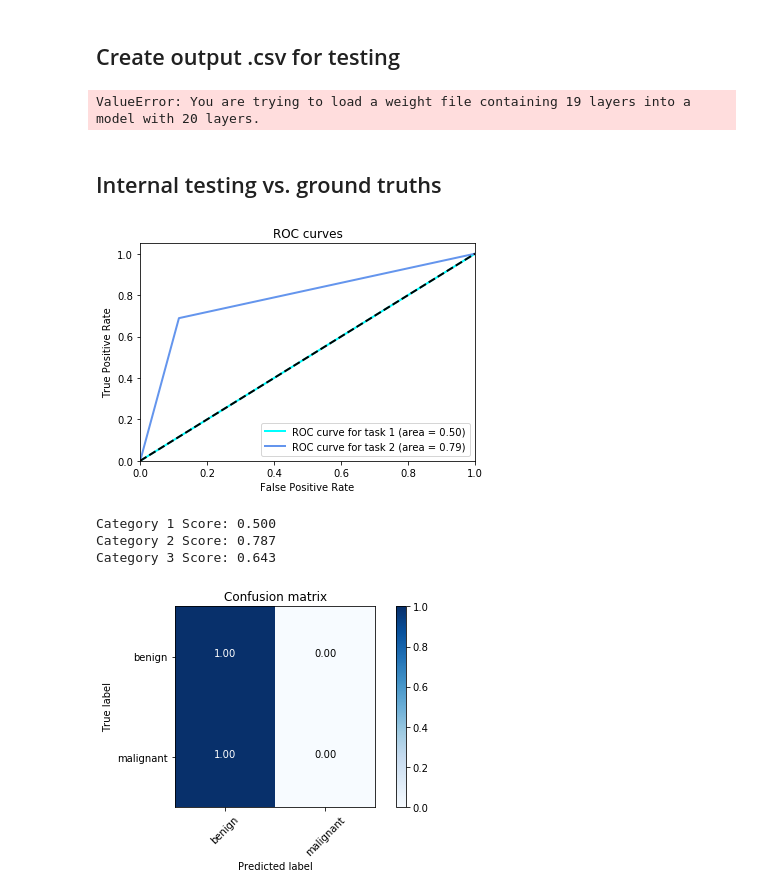
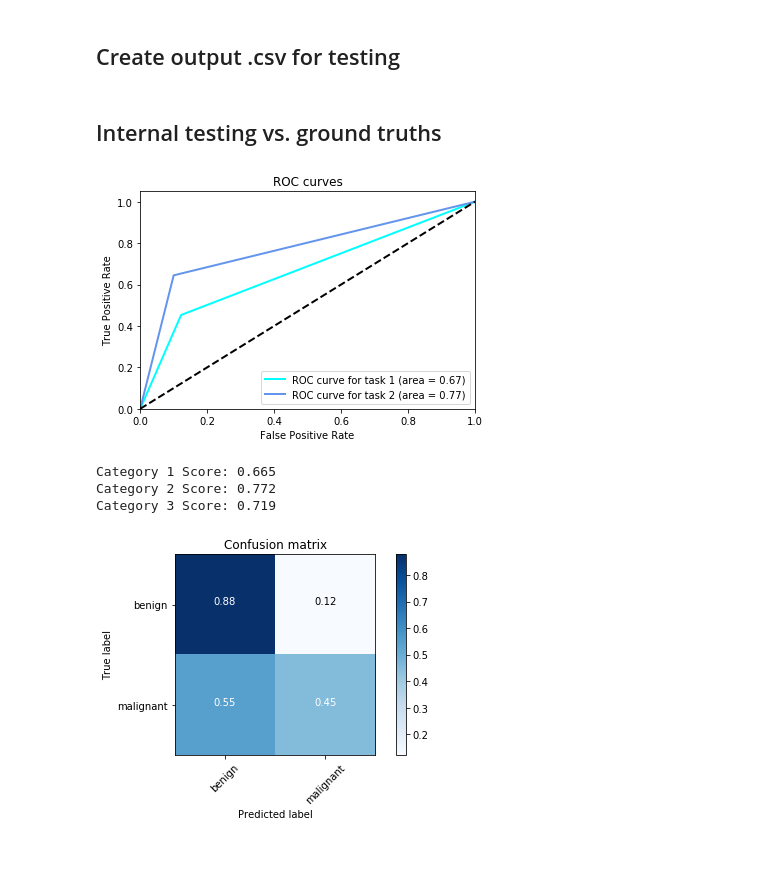
Before and after one commit to alastairong/udacity-dermatologist, a Jupyter notebook: New Basic Single Network Approach.ipynb, the cells around one changed output. Saved outputs shown, nothing was run; the diff lists cells and outputs as text; code cells hidden in the pictures; blank space fills up the shorter version.

Commit message:
Much better melanoma detection
Category 1 Score: 0.665
Category 2 Score: 0.772
Category 3 Score: 0.719

```diff
--- a/New Basic Single Network Approach.ipynb
+++ b/New Basic Single Network Approach.ipynb
@@ -81,28 +81,28 @@ model.add(MaxPooling2D(pool_size=2, name='block1_pool'))
 model.add(Conv2D(filters=128, kernel_size=3, padding='same', activation='relu', trainable=False, name='block2_conv1'))
 model.add(Conv2D(filters=128, kernel_size=3, padding='same', activation='relu', trainable=False, name='block2_conv2'))
 model.add(MaxPooling2D(pool_size=2, name='block2_pool'))
-model.add(Dropout(0.2))
 model.add(Conv2D(filters=256, kernel_size=3, padding='same', activation='relu', trainable=False, name='block3_conv1'))
 model.add(Conv2D(filters=256, kernel_size=3, padding='same', activation='relu', trainable=False, name='block3_conv2'))
 model.add(Conv2D(filters=256, kernel_size=3, padding='same', activation='relu', trainable=False, name='block3_conv3'))
 model.add(Conv2D(filters=256, kernel_size=3, padding='same', activation='relu', trainable=False, name='block3_conv4'))
 model.add(MaxPooling2D(pool_size=2, name='block3_pool'))
-model.add(Conv2D(filters=512, kernel_size=3, padding='same', activation='relu', trainable=True, name='block4_conv1'))
-model.add(Conv2D(filters=512, kernel_size=3, padding='same', activation='relu', trainable=True, name='block4_conv2'))
-model.add(Conv2D(filters=512, kernel_size=3, padding='same', activation='relu', trainable=True, name='block4_conv3'))
-model.add(Conv2D(filters=512, kernel_size=3, padding='same', activation='relu', trainable=True, name='block4_conv4'))
+model.add(Conv2D(filters=512, kernel_size=3, padding='same', activation='relu', trainable=False, name='block4_conv1'))
+model.add(Conv2D(filters=512, kernel_size=3, padding='same', activation='relu', trainable=False, name='block4_conv2'))
+model.add(Conv2D(filters=512, kernel_size=3, padding='same', activation='relu', trainable=False, name='block4_conv3'))
+model.add(Conv2D(filters=512, kernel_size=3, padding='same', activation='relu', trainable=False, name='block4_conv4'))
 model.add(MaxPooling2D(pool_size=2, name='block4_pool'))
 
 #First 1 trainable convnet block
 model.add(Conv2D(filters=512, kernel_size=3, padding='same', activation='relu', trainable=True, name='block5_conv1'))
 model.add(Conv2D(filters=512, kernel_size=3, padding='same', activation='relu', trainable=True, name='block5_conv2'))
 model.add(MaxPooling2D(pool_size=2, name='block5_pool'))
+model.add(Dropout(0.5))
 
 #Trainable dense layers
 model.add(GlobalAveragePooling2D())
 model.add(Dense(512, activation='relu'))
 model.add(Dropout(0.5))
-model.add(Dense(256, activation='relu'))
+model.add(Dense(512, activation='relu'))
 model.add(Dropout(0.5))
 model.add(Dense(3, activation='softmax'))
 
@@ -130,7 +130,7 @@ Import and assign VGG19 weights
 # %%
 from keras import optimizers
 #opt = optimizers.rmsprop(lr=0.00001, decay=1e-6)
-opt = optimizers.Adam(lr=0.00005, beta_1=0.9, beta_2=0.999, epsilon=1e-08, decay=0.0)
+opt = optimizers.Adam(lr=0.00001, beta_1=0.9, beta_2=0.999, epsilon=1e-08, decay=0.0)
 
 model.compile(optimizer=opt, loss='categorical_crossentropy', metrics=['accuracy'])
 # %%
@@ -187,9 +187,9 @@ datagen_valid.fit(valid_tensors)
 # %%
 from keras.callbacks import ModelCheckpoint
 
-epochs = 40
+epochs = 200
 
-checkpointer = ModelCheckpoint(filepath='saved_models/weights5.hdf5',
+checkpointer = ModelCheckpoint(filepath='saved_models/weights8.hdf5',
                                verbose=1, save_best_only=True)
 
 model.fit_generator(datagen_train.flow(train_tensors, train_labels, batch_size=20),
@@ -221,9 +220,7 @@ Epoch 40/40
 # %%
 # Load the model weights with the best validation loss.
 
-model.load_weights('saved_models/weights5.hdf5')
+model.load_weights('saved_models/weights8.hdf5')
-# %% [output]
-ValueError: You are trying to load a weight file containing 19 layers into a model with 20 layers.
 # %%
 import pandas as pd
 
@@ -327,24 +324,24 @@ def plot_confusion_matrix(y_true, y_pred, thresh, classes):
     plt.show()
 # %%
 preds_path = sys.argv[1]
-thresh = 0.5
+thresh = 0.25
 
 # get ground truth labels for test dataset
 truth = pd.read_csv('ground_truth.csv')
 y_true = truth.as_matrix(columns=["task_1", "task_2"])
 
 # get model predictions for test dataset
-y_pred = pd.read_csv("predictions.csv")
+y_pred = pd.read_csv("prediction3.csv")
 y_pred = y_pred.as_matrix(columns=["task_1", "task_2"])
 
 # plot ROC curves and print scores
 plot_roc_auc(y_true, y_pred)
 # plot confusion matrix
 classes = ['benign', 'malignant']
 plot_confusion_matrix(y_true[:,0], y_pred[:,0], thresh, classes)
 # %% [output]
-[figure, old version]
+[figure, new version]
-Category 1 Score: 0.500
-Category 2 Score: 0.787
-Category 3 Score: 0.643
+Category 1 Score: 0.665
+Category 2 Score: 0.772
+Category 3 Score: 0.719
-[figure, old version]
+[figure, new version]
```
Also changed, not shown: parts of 3 cells of this notebook, 3 other files.
